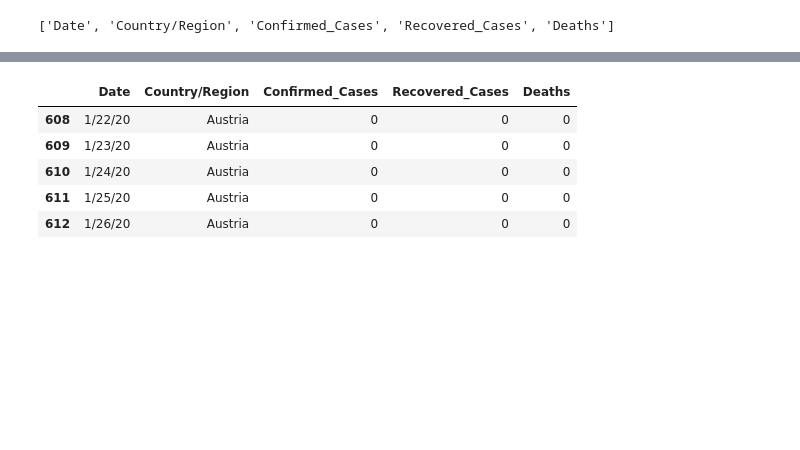
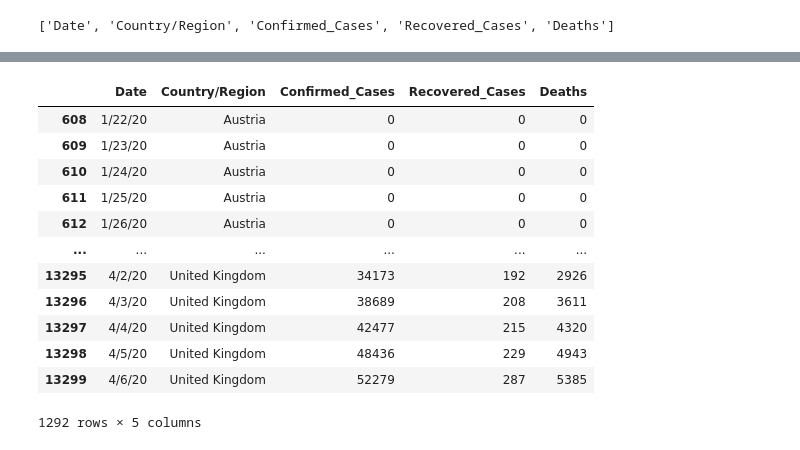
Before and after one commit to maziarizadi/COVID-19, a Jupyter notebook: covid-19.ipynb, the cells around one changed output, grey strips where cells are left out. Saved outputs shown, nothing was run; the diff lists cells and outputs as text; code cells hidden in the pictures; blank space fills up the shorter version.

```diff
--- a/covid-19.ipynb
+++ b/covid-19.ipynb
@@ -520,14 +531,21 @@ top_countries_set
  'United Kingdom'}
 # %%
 top_countries_df = final_df.loc[final_df['Country/Region'].isin(top_countries_set)]
-top_countries_df.head()
+top_countries_df
 # %% [output]
 |  | Date | Country/Region | Confirmed_Cases | Recovered_Cases | Deaths |
 | 608 | 1/22/20 | Austria | 0 | 0 | 0 |
 | 609 | 1/23/20 | Austria | 0 | 0 | 0 |
 | 610 | 1/24/20 | Austria | 0 | 0 | 0 |
 | 611 | 1/25/20 | Austria | 0 | 0 | 0 |
 | 612 | 1/26/20 | Austria | 0 | 0 | 0 |
+| ... | ... | ... | ... | ... | ... |
+| 13295 | 4/2/20 | United Kingdom | 34173 | 192 | 2926 |
+| 13296 | 4/3/20 | United Kingdom | 38689 | 208 | 3611 |
+| 13297 | 4/4/20 | United Kingdom | 42477 | 215 | 4320 |
+| 13298 | 4/5/20 | United Kingdom | 48436 | 229 | 4943 |
+| 13299 | 4/6/20 | United Kingdom | 52279 | 287 | 5385 |
+1292 rows × 5 columns
 # %%
 mChart = MotionChart(df = top_countries_df, key='Date', x='Confirmed_Cases', y='Recovered_Cases', xscale='linear', yscale='linear',
                      size='Deaths', color='Country/Region', category='Country/Region')
```
Also changed, not shown: parts of 2 cells of this notebook, 3 other files.
